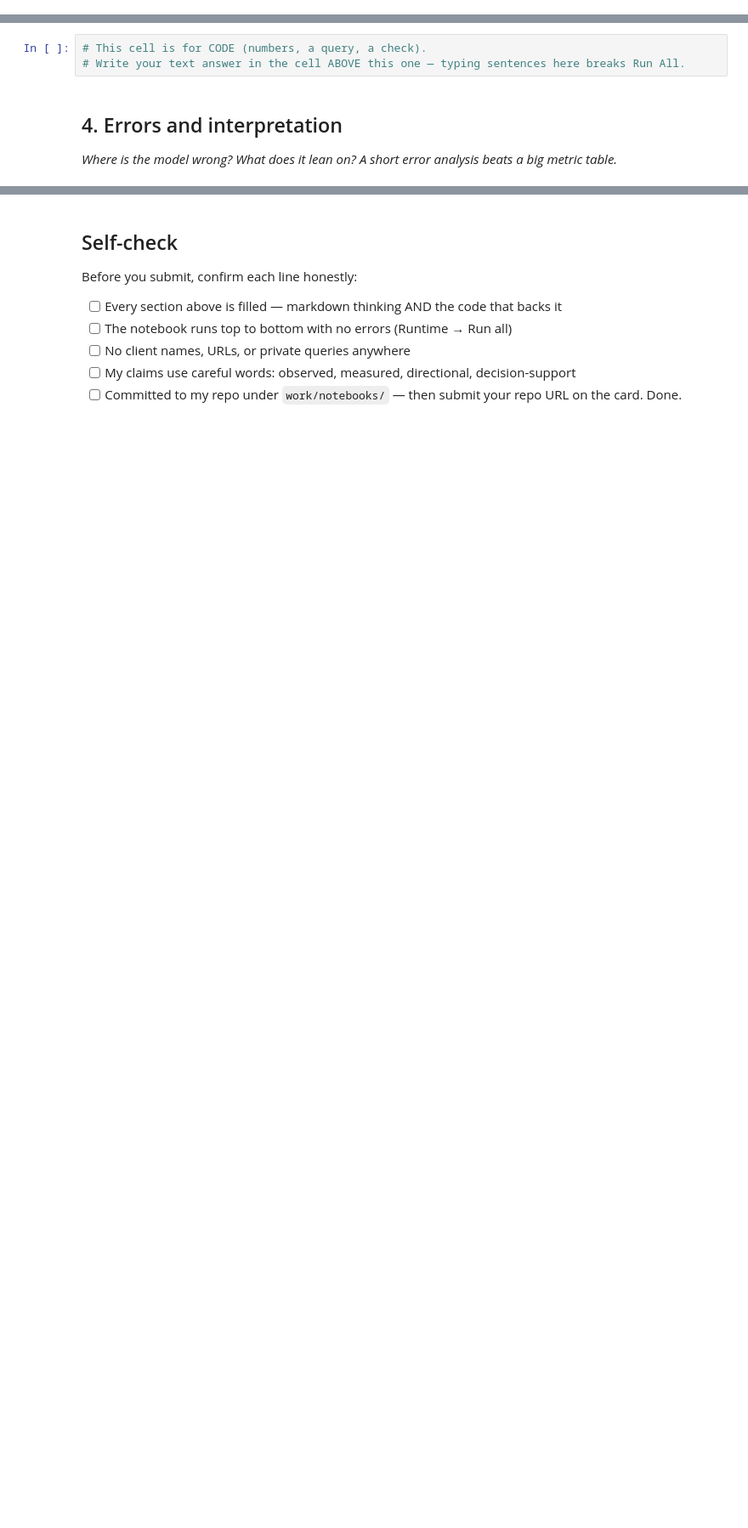
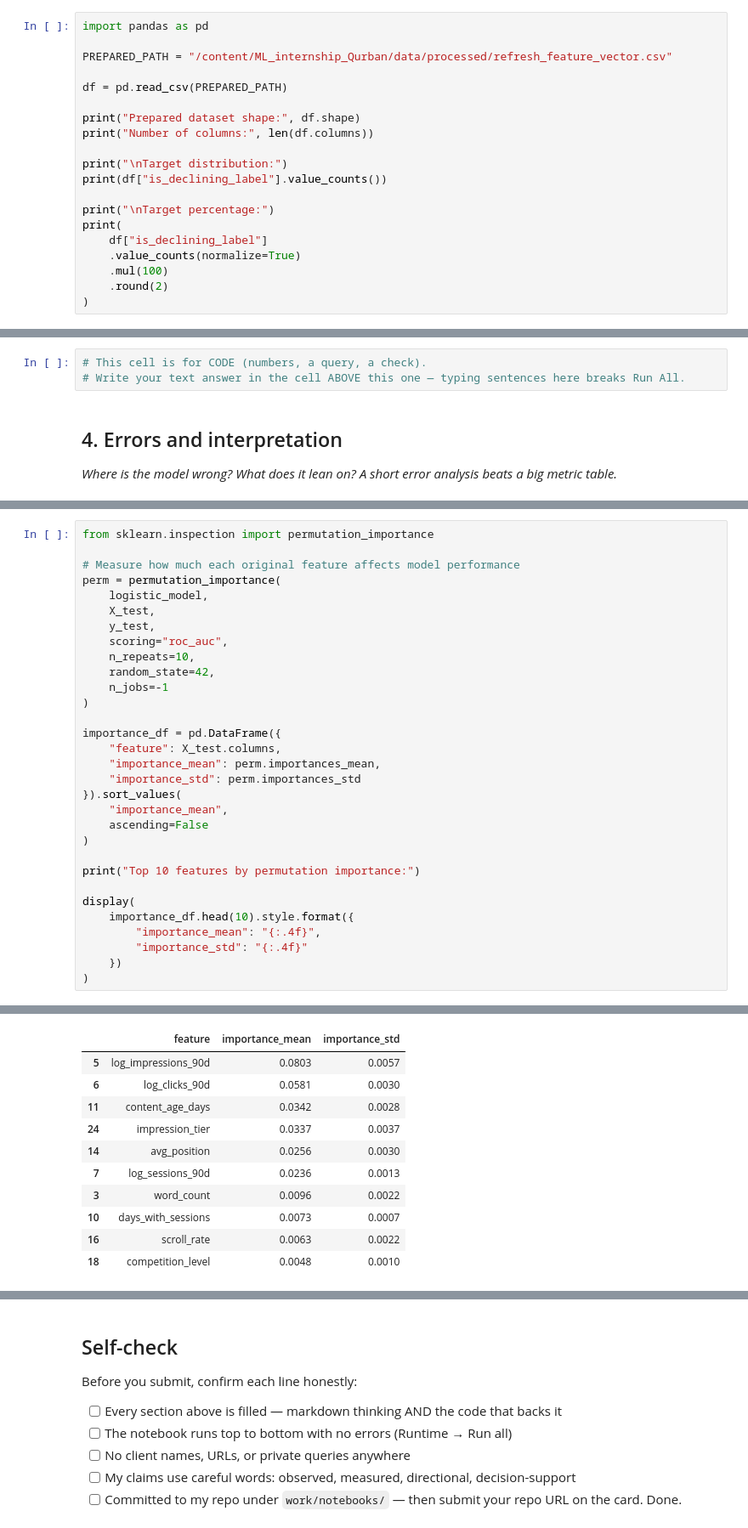
Before and after one commit to qurban-12/ML_internship_Qurban, a Jupyter notebook: work/notebooks/w05_model.ipynb, the cells around one changed output, grey strips where cells are left out. Shown at 85% size. Drawn from its saved outputs; the diff is of its cells as text; blank space fills up the shorter version.

```diff
--- a/work/notebooks/w05_model.ipynb
+++ b/work/notebooks/w05_model.ipynb
@@ -15,0 +146,20 @@ This skeleton is yours to fill. Work the sections **in order** — each one has
+# %%
+import pandas as pd
+
+PREPARED_PATH = "/content/ML_internship_Qurban/data/processed/refresh_feature_vector.csv"
+
+df = pd.read_csv(PREPARED_PATH)
+
+print("Prepared dataset shape:", df.shape)
+print("Number of columns:", len(df.columns))
+
+print("\nTarget distribution:")
+print(df["is_declining_label"].value_counts())
+
+print("\nTarget percentage:")
+print(
+    df["is_declining_label"]
+    .value_counts(normalize=True)
+    .mul(100)
+    .round(2)
+)
@@ -36,0 +633,32 @@ This skeleton is yours to fill. Work the sections **in order** — each one has
+# %%
+from sklearn.inspection import permutation_importance
+
+# Measure how much each original feature affects model performance
+perm = permutation_importance(
+    logistic_model,
+    X_test,
+    y_test,
+    scoring="roc_auc",
+    n_repeats=10,
+    random_state=42,
+    n_jobs=-1
+)
+
+importance_df = pd.DataFrame({
+    "feature": X_test.columns,
+    "importance_mean": perm.importances_mean,
+    "importance_std": perm.importances_std
+}).sort_values(
+    "importance_mean",
+    ascending=False
+)
+
+print("Top 10 features by permutation importance:")
+
+display(
+    importance_df.head(10).style.format({
+        "importance_mean": "{:.4f}",
+        "importance_std": "{:.4f}"
+    })
+)
+# %% [output]
@@ -36,0 +666,11 @@ This skeleton is yours to fill. Work the sections **in order** — each one has
+|  | feature | importance_mean | importance_std |
+| 5 | log_impressions_90d | 0.0803 | 0.0057 |
+| 6 | log_clicks_90d | 0.0581 | 0.0030 |
+| 11 | content_age_days | 0.0342 | 0.0028 |
+| 24 | impression_tier | 0.0337 | 0.0037 |
+| 14 | avg_position | 0.0256 | 0.0030 |
+| 7 | log_sessions_90d | 0.0236 | 0.0013 |
+| 3 | word_count | 0.0096 | 0.0022 |
+| 10 | days_with_sessions | 0.0073 | 0.0007 |
+| 16 | scroll_rate | 0.0063 | 0.0022 |
+| 18 | competition_level | 0.0048 | 0.0010 |
```
Also changed, not shown: parts of 36 cells of this notebook.
